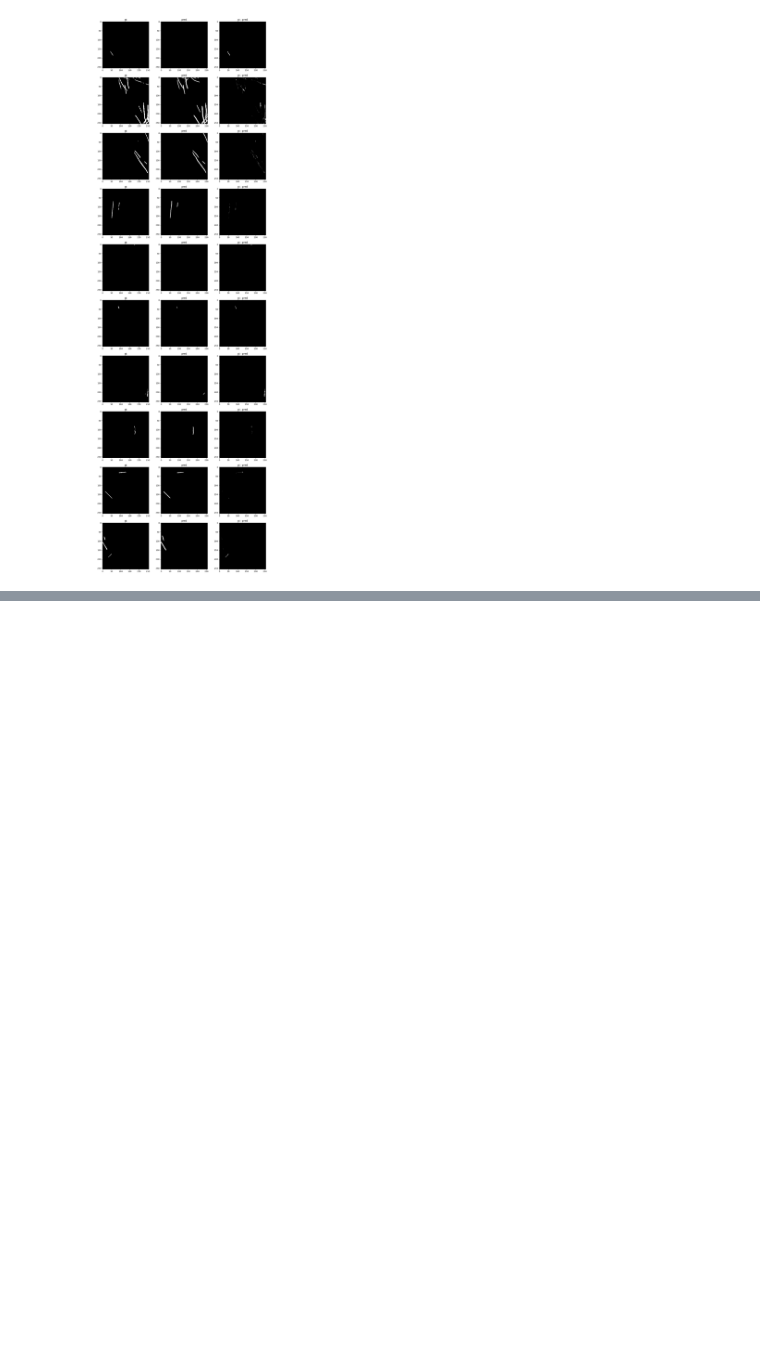
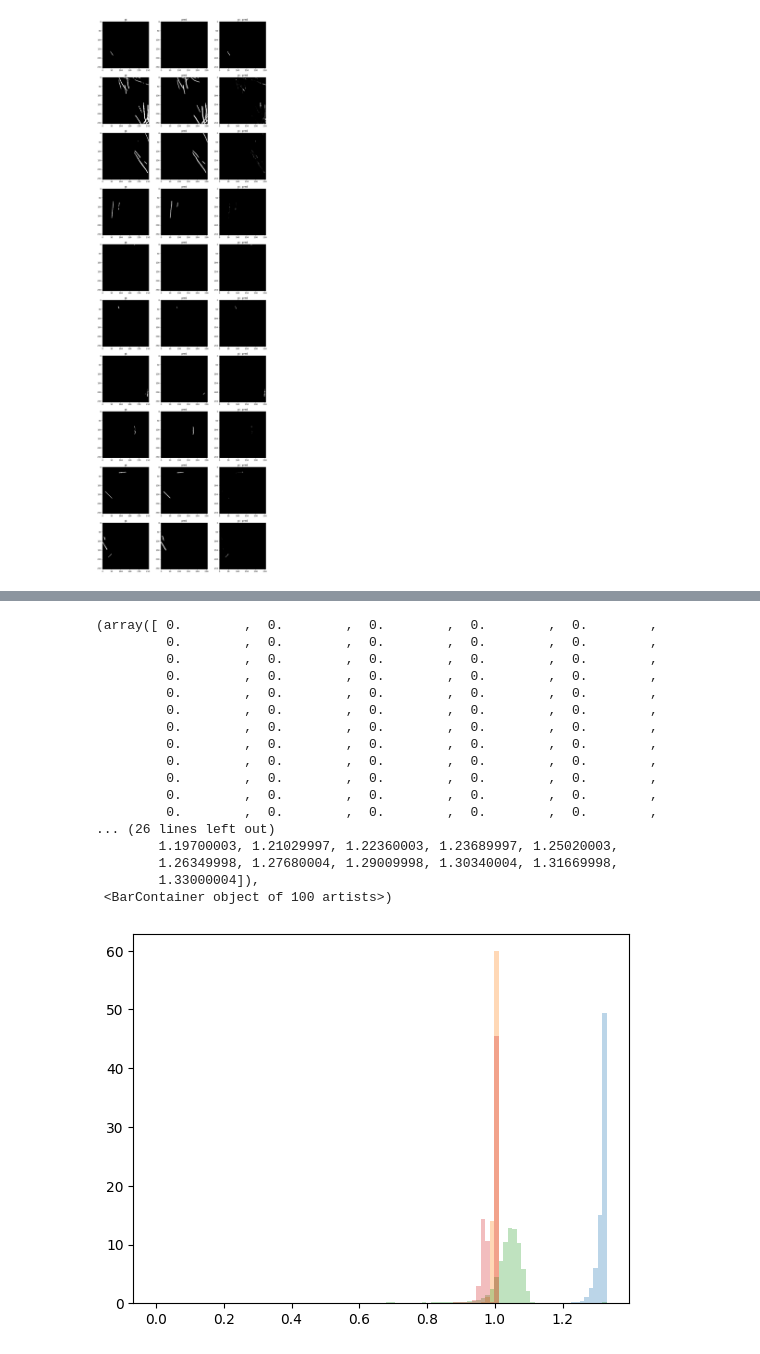
Before and after one commit to mkotyushev/contrails, a Jupyter notebook: src/notebooks/eda.ipynb, the cells around one changed output, grey strips where cells are left out. Saved outputs shown, nothing was run; the diff lists cells and outputs as text; code cells hidden in the pictures; blank space fills up the shorter version.

Commit message:
Add pl hist

```diff
--- a/src/notebooks/eda.ipynb
+++ b/src/notebooks/eda.ipynb
@@ -1458,0 +1462,15 @@ for i, axes_row in zip(indices_to_show, axes):
+# %%
+input_dir = Path('/workspace/data/pseudolabels/in-fold/images/')
+threshold = 0.75
+# %%
+# Get grouped files
+record_id_to_time_idx_to_files = defaultdict(lambda: defaultdict(list))
+for file_path in input_dir.glob('*.png'):
+    record_id = file_path.stem.split('_')[0]
+    time_idx = int(file_path.stem.split('_')[1])
+    record_id_to_time_idx_to_files[record_id][time_idx].append(file_path)
+
+print(
+    f'Found {len(record_id_to_time_idx_to_files)} records, '
+    f'total {sum(len(time_idx_to_files) for time_idx_to_files in record_id_to_time_idx_to_files.values())} images'
+)
@@ -1458,0 +1524,3 @@ for i, axes_row in zip(indices_to_show, axes):
+# %%
+df = pd.DataFrame(confidences)
+df.head()
@@ -1458,0 +1534,24 @@ for i, axes_row in zip(indices_to_show, axes):
+# %%
+plt.hist(df['confidence1'], bins=100, density=True, range=(0, 1.33), alpha=0.3, label='confidence1')
+plt.hist(df['confidence2'], bins=100, density=True, range=(0, 1.33), alpha=0.3, label='confidence1')
+plt.hist(df['confidence3'], bins=100, density=True, range=(0, 1.33), alpha=0.3, label='confidence1')
+plt.hist(df['confidence4'], bins=100, density=True, range=(0, 1.33), alpha=0.3, label='confidence1')
+# %% [output]
+(array([ 0.        ,  0.        ,  0.        ,  0.        ,  0.        ,
+         0.        ,  0.        ,  0.        ,  0.        ,  0.        ,
+         0.        ,  0.        ,  0.        ,  0.        ,  0.        ,
+         0.        ,  0.        ,  0.        ,  0.        ,  0.        ,
+         0.        ,  0.        ,  0.        ,  0.        ,  0.        ,
+         0.        ,  0.        ,  0.        ,  0.        ,  0.        ,
+         0.        ,  0.        ,  0.        ,  0.        ,  0.        ,
+         0.        ,  0.        ,  0.        ,  0.        ,  0.        ,
+         0.        ,  0.        ,  0.        ,  0.        ,  0.        ,
+         0.        ,  0.        ,  0.        ,  0.        ,  0.        ,
+         0.        ,  0.        ,  0.        ,  0.        ,  0.        ,
+         0.        ,  0.        ,  0.        ,  0.        ,  0.        ,
+... (26 lines left out)
+        1.19700003, 1.21029997, 1.22360003, 1.23689997, 1.25020003,
+        1.26349998, 1.27680004, 1.29009998, 1.30340004, 1.31669998,
+        1.33000004]),
+ <BarContainer object of 100 artists>)
+[figure, added]
```
Also changed, not shown: parts of 5 cells of this notebook.
